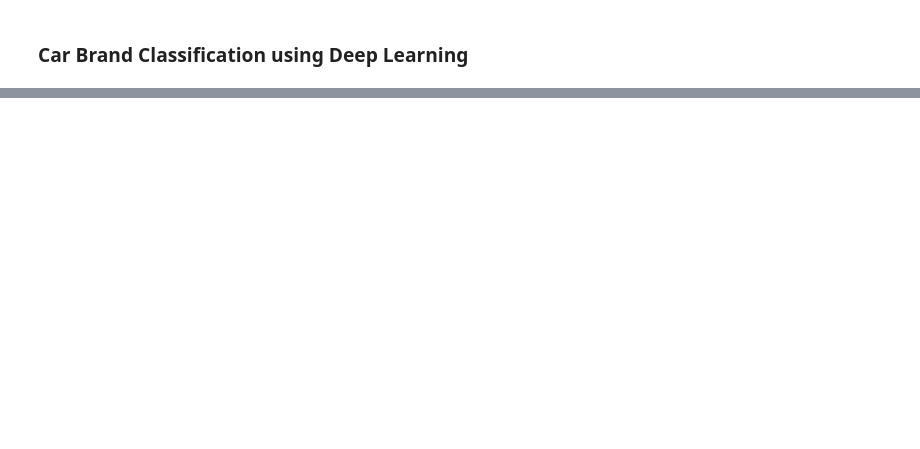
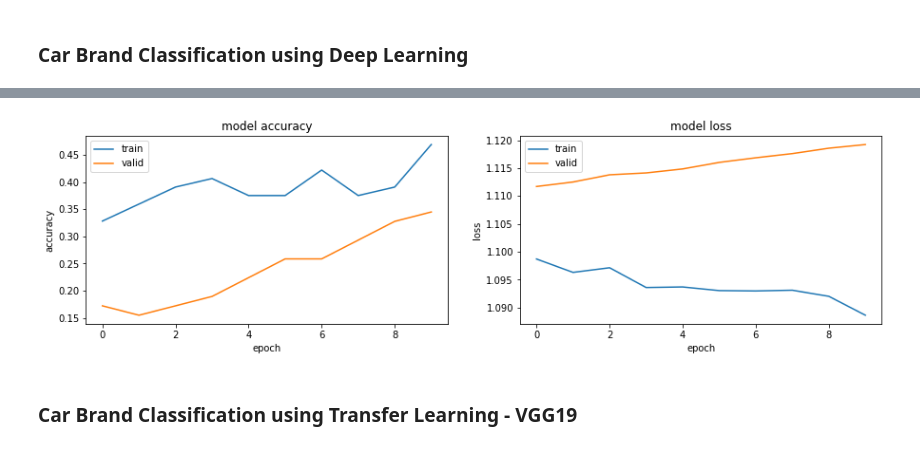
Before and after one commit to LuckyRathod/Data-Science-Projects, a Jupyter notebook: 1.Car Brand Classification/car_brand_classification.ipynb, the cells around one changed output, grey strips where cells are left out. Drawn from its saved outputs; the diff is of its cells as text; code cells hidden in the pictures; blank space fills up the shorter version.

Commit message:
Car Brand Classification - Model Training-TransferLearning

```diff
--- a/1.Car Brand Classification/car_brand_classification.ipynb
+++ b/1.Car Brand Classification/car_brand_classification.ipynb
@@ -331,0 +61,28 @@ Epoch 00004: early stopping
+# %%
+# Compiling the CNN
+classifier.compile(
+         optimizer=K.optimizers.Adam(learning_rate=1e-4),
+         loss='categorical_crossentropy',
+         metrics=['accuracy'])
+### Call back functions to be used while training
+
+# reduce learning rate when val_accuracy has stopped improving
+lr_reduce = K.callbacks.ReduceLROnPlateau(monitor='val_accuracy',
+                                          factor=0.6,
+                                          patience=2,
+                                          verbose=1,
+                                          mode='max',
+                                          min_lr=1e-7)
+# stop training when val_accuracy has stopped improving
+early_stop = K.callbacks.EarlyStopping(monitor='val_accuracy',
+                                       patience=3,
+                                       verbose=1,
+                                       mode='max')
+# callback to save the Keras model and (best) weights obtained on an epoch basis. here, the trained (compiled) model is saved in the current working directory as 'cifar10.h5'
+checkpoint = K.callbacks.ModelCheckpoint('car_brand_without_transfer_learning.h5',
+                                         monitor='val_accuracy',
+                                         verbose=1,
+                                         save_weights_only=False,
+                                         save_best_only=True,
+                                         mode='max',
+                                         save_freq='epoch')
@@ -331,0 +151,21 @@ Epoch 00004: early stopping
+# %%
+plt.figure(1, figsize = (15,8))
+plt.subplot(221)
+plt.plot(history.history['accuracy'])
+plt.plot(history.history['val_accuracy'])
+plt.title('model accuracy')
+plt.ylabel('accuracy')
+plt.xlabel('epoch')
+plt.legend(['train', 'valid'])
+plt.subplot(222)
+plt.plot(history.history['loss'])
+plt.plot(history.history['val_loss'])
+plt.title('model loss')
+plt.ylabel('loss')
+plt.xlabel('epoch')
+plt.legend(['train', 'valid'])
+plt.show()
+# %% [output]
+[figure, added]
+# %% [markdown]
+### Car Brand Classification using Transfer Learning - VGG19
```
Also changed, not shown: parts of 46 cells of this notebook.
